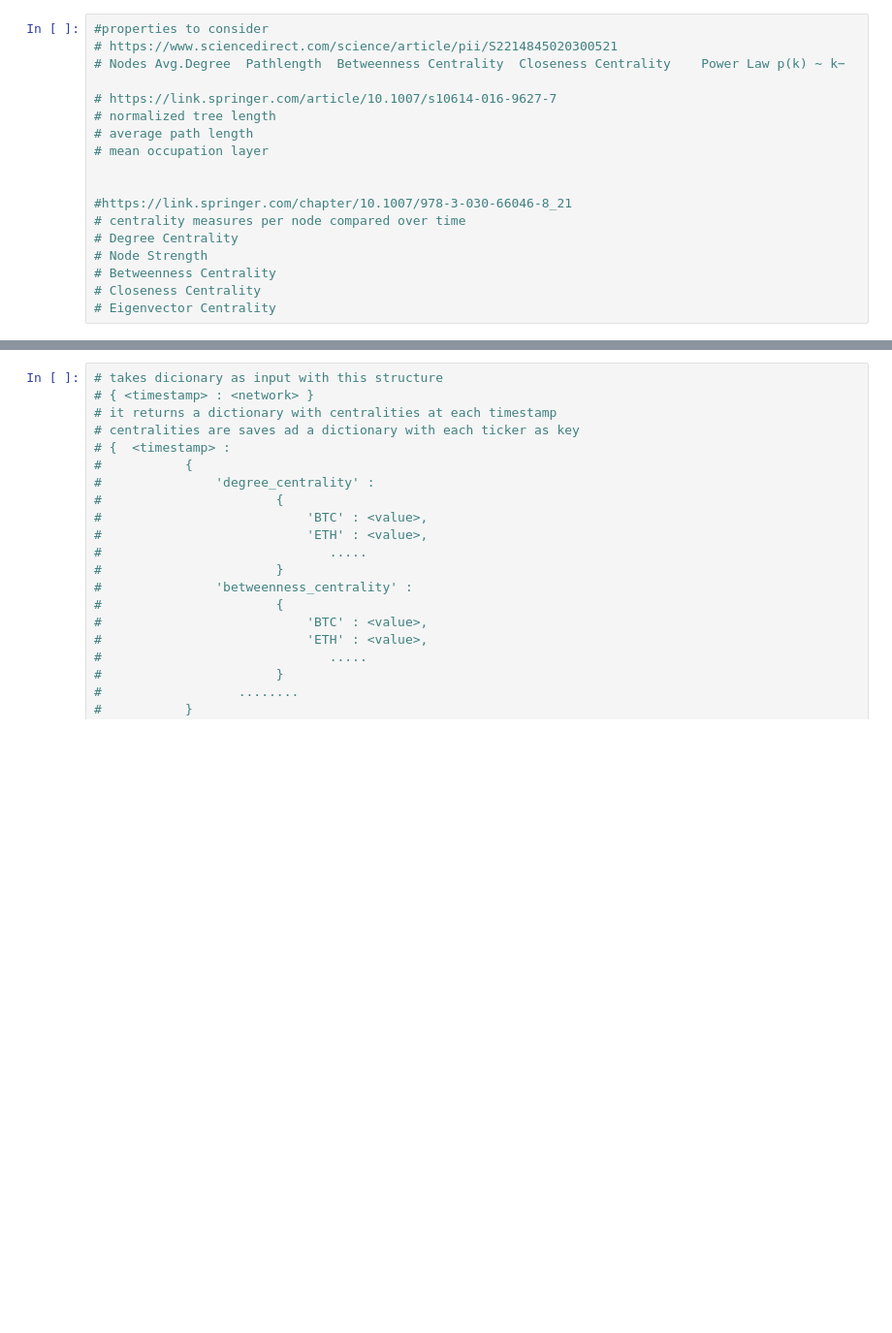
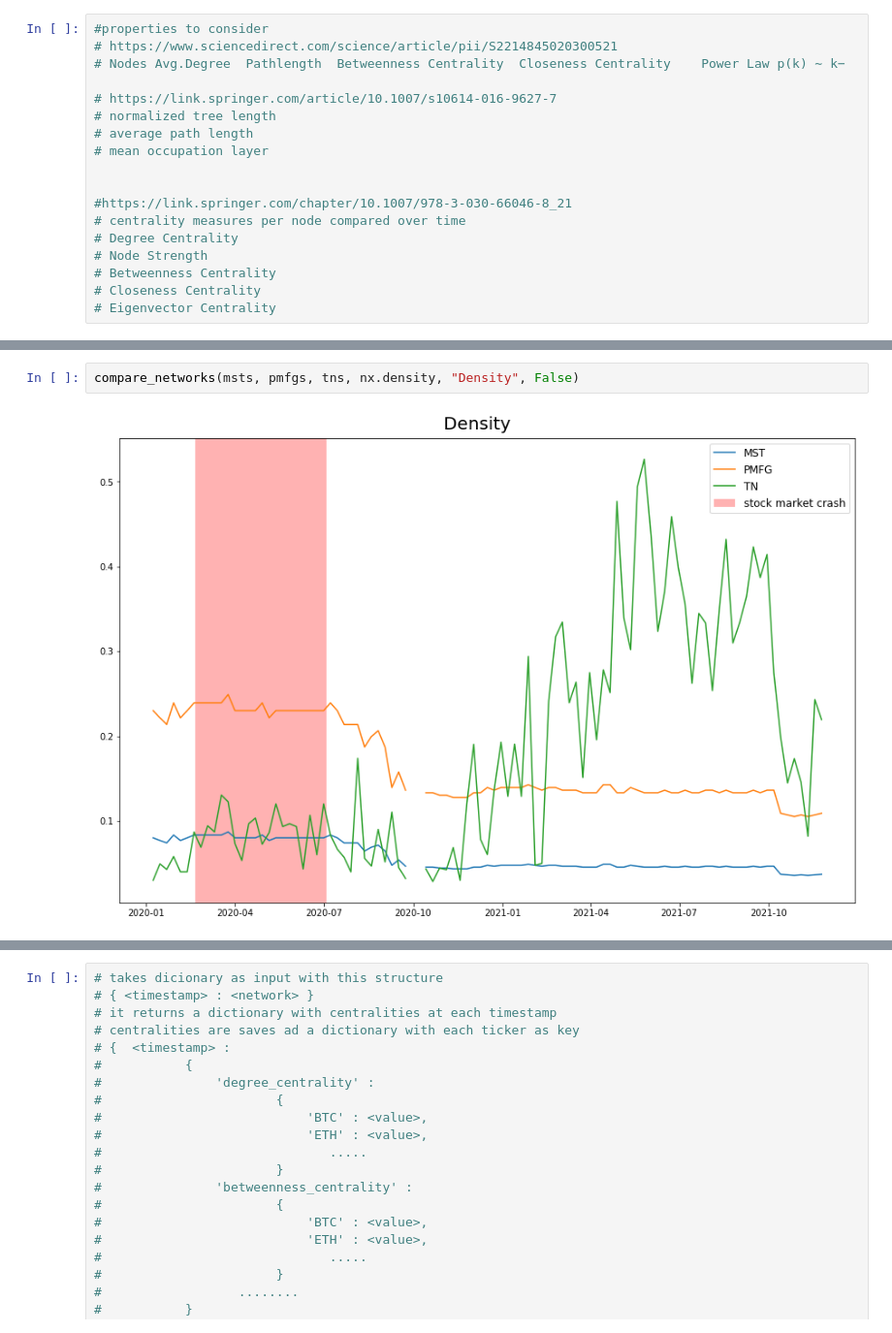
Before and after one commit to marcodipanfilo/network_science_project, a Jupyter notebook: 4-network-properties.ipynb, the cells around one changed output, grey strips where cells are left out. Shown at 97% size. Saved outputs shown, nothing was run; the diff lists cells and outputs as text; blank space fills up the shorter version.

```diff
--- a/4-network-properties.ipynb
+++ b/4-network-properties.ipynb
@@ -111,0 +149,4 @@ def get_network_properties(network_dict):
+# %%
+compare_networks(msts, pmfgs, tns, nx.density, "Density", False)
+# %% [output]
+[figure, added]
```
Also changed, not shown: parts of 45 cells of this notebook, 1 other file.
